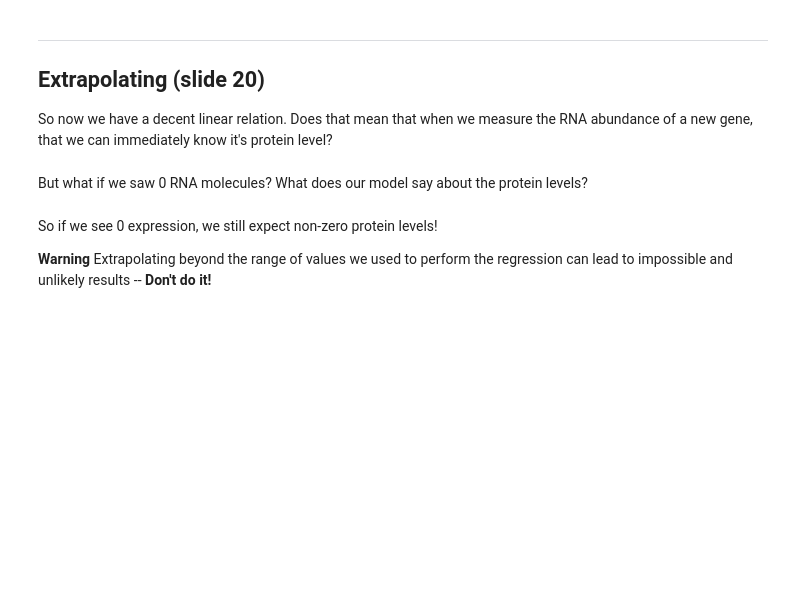
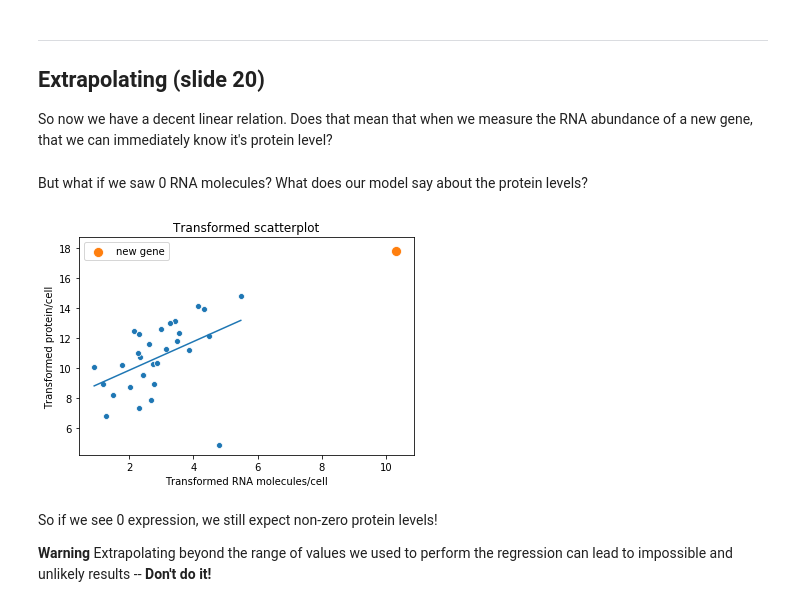
Before and after one commit to asizemore/ENM_375_lecture_code, a Jupyter notebook: lecture_21_04_14_2020/Lecture_21_demos_and_exercise-studnet.ipynb, the cells around one changed output. Cells and saved outputs as stored; diff of their text form; code cells hidden in the pictures; blank space fills up the shorter version.

```diff
--- a/lecture_21_04_14_2020/Lecture_21_demos_and_exercise-studnet.ipynb
+++ b/lecture_21_04_14_2020/Lecture_21_demos_and_exercise-studnet.ipynb
@@ -273,19 +294,21 @@ But what if we saw 0 RNA molecules? What does our model say about the protein le
 # %%
 ## Change the value of new_gene_rna (slides 21 and 22)
 
-new_gene_rna = 10
+new_gene_rna = 30000
 
 # Plot the new data point where we expect it to fall on our scatter
 transformed_new_gene = np.log(new_gene_rna)
 
 # Plot!
 sns.scatterplot(transformed_rna, transformed_protein)
 sns.lineplot(transformed_rna, a_transformed + b_transformed*transformed_rna)
 sns.scatterplot([transformed_new_gene], [a_transformed + b_transformed*transformed_new_gene], s=100, label = "new gene")
 
-plt.xlabel("RNA molecules/cell")
-plt.ylabel("Residuals")
+plt.xlabel("Transformed RNA molecules/cell")
+plt.ylabel("Transformed protein/cell")
 plt.title("Transformed scatterplot");
+# %% [output]
+[figure, added]
 # %% [markdown]
 So if we see 0 expression, we still expect non-zero protein levels!
 
```
Also changed, not shown: parts of 11 cells of this notebook, 6 other files.
